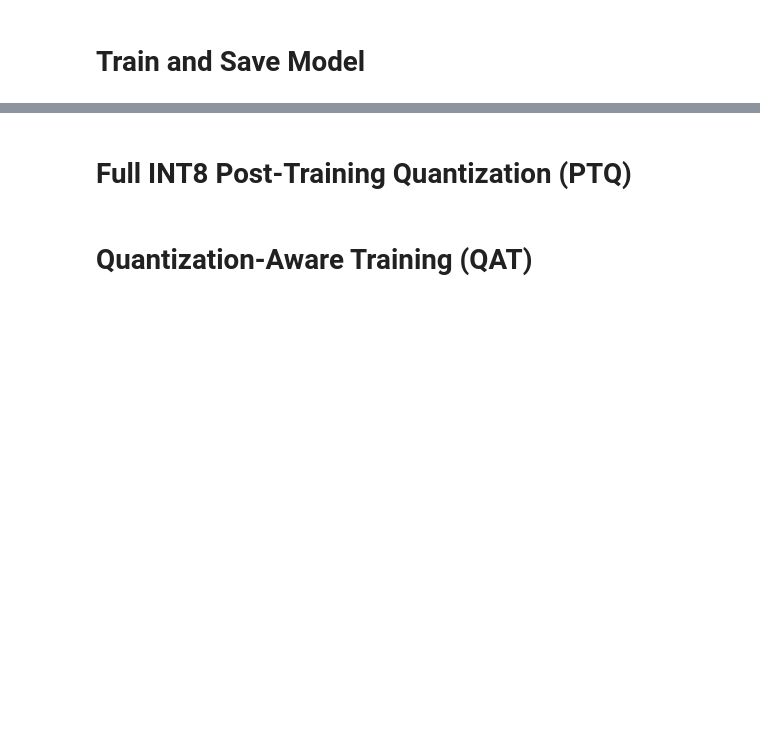
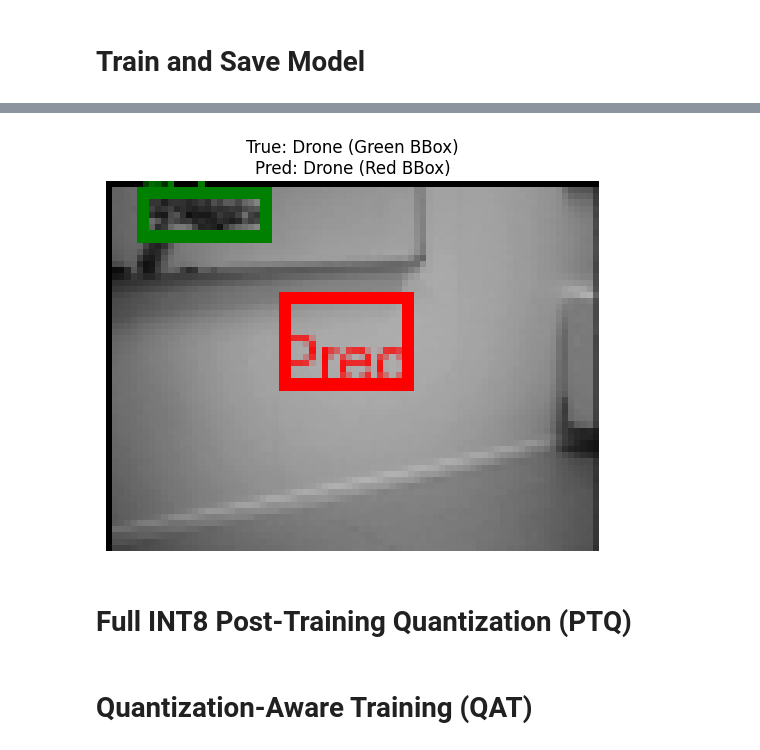
Before and after one commit to Trondster/CS4140, a Jupyter notebook: train/drone-classification.ipynb, the cells around one changed output, grey strips where cells are left out. Saved outputs shown, nothing was run; the diff lists cells and outputs as text; code cells hidden in the pictures; blank space fills up the shorter version.

```diff
--- a/train/drone-classification.ipynb
+++ b/train/drone-classification.ipynb
@@ -184,0 +489,20 @@ model.save("mnist_model.keras")
+# %%
+model.fit(
+    x=train_ds,
+    epochs=20,
+    validation_data=val_ds,
+    verbose=1,
+)
+
+scores = model.evaluate(test_ds, verbose=2)
+print("Test Loss:    ", scores[0])
+print("Test Accuracy:", scores[1]) # This will be the accuracy for the first output (classification)
+
+# If you need to access individual metrics for multi-output models:
+# For classification accuracy:
+print(f"Test Classification Loss: {scores[1]:.4f}")
+print(f"Test Classification Accuracy: {scores[3]:.4f}")
+# For bounding box MSE:
+print(f"Test Bounding Box Loss (MSE): {scores[2]:.4f}")
+
+model.save("drone_detection_model.keras")
@@ -184,0 +529,64 @@ model.save("mnist_model.keras")
+# %%
+from PIL import Image, ImageDraw
+import numpy as np
+
+def visualize_prediction(model, X_sample, y_class_sample, y_bbox_sample, InputHeight, InputWidth):
+    current_frame_path, diff_frame_path = X_sample
+
+    # Preprocess the sample images
+    current_frame_img_processed = preprocess_image(current_frame_path)
+    diff_frame_img_processed = preprocess_image(diff_frame_path)
+
+    # Add batch dimension for model prediction
+    current_frame_input = tf.expand_dims(current_frame_img_processed, axis=0)
+    diff_frame_input = tf.expand_dims(diff_frame_img_processed, axis=0)
+
+    # Get model prediction
+    pred_class, pred_bbox = model.predict([current_frame_input, diff_frame_input])
+
+    # Process predicted classification
+    predicted_label = 1 if pred_class[0][0] > 0.5 else 0
+    predicted_bbox_coords = pred_bbox[0]
+
+    # Load the current frame image for visualization
+    img = Image.open(current_frame_path).convert('RGB')
+    img_width, img_height = img.size
+    draw = ImageDraw.Draw(img)
+
+    # Draw Ground Truth Bounding Box (if drone present)
+    true_label = y_class_sample
+    true_bbox_coords = y_bbox_sample
+    if true_label == 1 and any(b > 0 for b in true_bbox_coords):
+        x_center, y_center, box_width, box_height = true_bbox_coords
+        x_min = int((x_center - box_width / 2) * img_width)
+        y_min = int((y_center - box_height / 2) * img_height)
+        x_max = int((x_center + box_width / 2) * img_width)
+        y_max = int((y_center + box_height / 2) * img_height)
+        draw.rectangle([(x_min, y_min), (x_max, y_max)], outline='green', width=2)
+        draw.text((x_min, y_min - 10), "GT", fill='green')
+
+    # Draw Predicted Bounding Box (if predicted as drone)
+    if predicted_label == 1:
+        x_center, y_center, box_width, box_height = predicted_bbox_coords
+        # Bounding box coordinates are usually normalized (0-1) and need to be scaled
+        x_min = int((x_center - box_width / 2) * img_width)
+        y_min = int((y_center - box_height / 2) * img_height)
+        x_max = int((x_center + box_width / 2) * img_width)
+        y_max = int((y_center + box_height / 2) * img_height)
+        draw.rectangle([(x_min, y_min), (x_max, y_max)], outline='red', width=2)
+        draw.text((x_min, y_min + 5), "Pred", fill='red')
+
+    plt.imshow(img)
+    plt.title(f"True: {'Drone' if true_label == 1 else 'Clear'} (Green BBox)\nPred: {'Drone' if predicted_label == 1 else 'Clear'} (Red BBox)")
+    plt.axis('off')
+    plt.show()
+
+# Select a random sample from the test set
+random_index = random.randint(0, len(X_test) - 1)
+X_sample = X_test[random_index]
+y_class_sample = y_classification_test[random_index]
+y_bbox_sample = y_bbox_test[random_index]
+
+# Visualize the prediction for the selected sample
+visualize_prediction(model, X_sample, y_class_sample, y_bbox_sample, InputHeight, InputWidth)
+# %% [output]
@@ -185,3 +594,4 @@ model.save("mnist_model.keras")
+[figure, added]
 # %% [markdown]
 # Full INT8 Post-Training Quantization (PTQ)
 # %%
```
Also changed, not shown: parts of 19 cells of this notebook.
